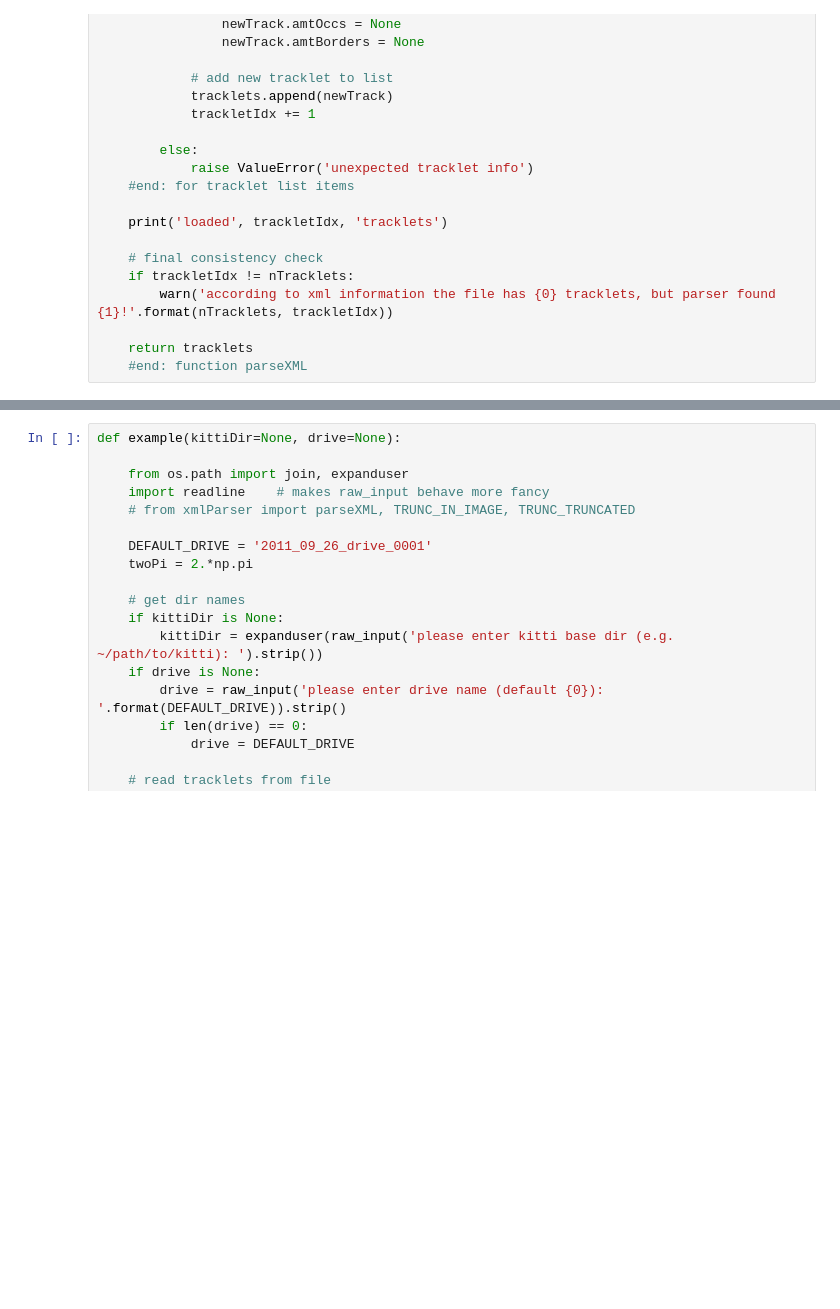
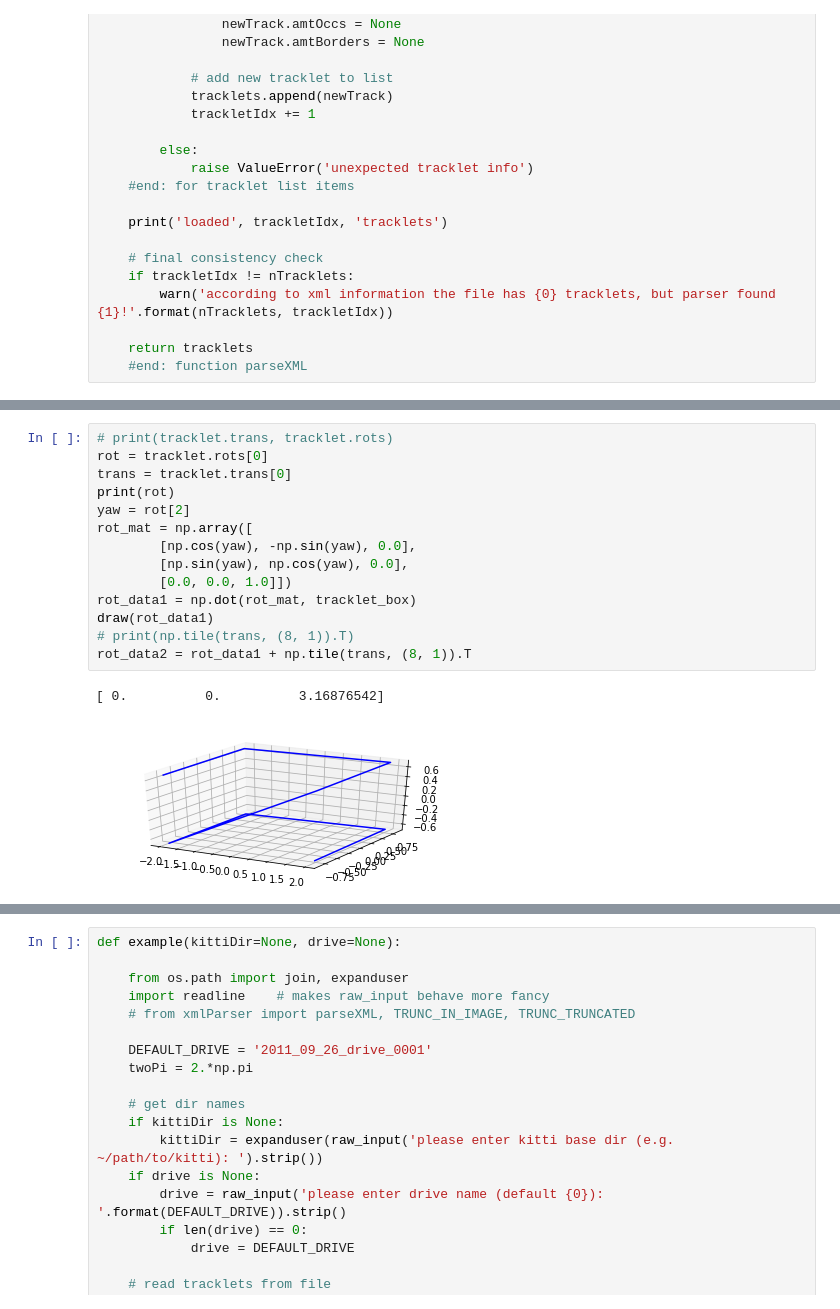
Before and after one commit to stayrascal/ml-fifth-division, a Jupyter notebook: notebooks/example/parseTrackletXML.ipynb, the cells around one changed output, grey strips where cells are left out. Saved outputs shown, nothing was run; the diff lists cells and outputs as text; blank space fills up the shorter version.

```diff
--- a/notebooks/example/parseTrackletXML.ipynb
+++ b/notebooks/example/parseTrackletXML.ipynb
@@ -240,0 +271,17 @@ def parseXML(trackletFile):
+# %%
+# print(tracklet.trans, tracklet.rots)
+rot = tracklet.rots[0]
+trans = tracklet.trans[0]
+print(rot)
+yaw = rot[2]
+rot_mat = np.array([
+        [np.cos(yaw), -np.sin(yaw), 0.0],
+        [np.sin(yaw), np.cos(yaw), 0.0],
+        [0.0, 0.0, 1.0]])
+rot_data1 = np.dot(rot_mat, tracklet_box)
+draw(rot_data1)
+# print(np.tile(trans, (8, 1)).T)
+rot_data2 = rot_data1 + np.tile(trans, (8, 1)).T
+# %% [output]
+[ 0.          0.          3.16876542]
+[figure, added]
```
Also changed, not shown: parts of 10 cells of this notebook, 1 other file.
